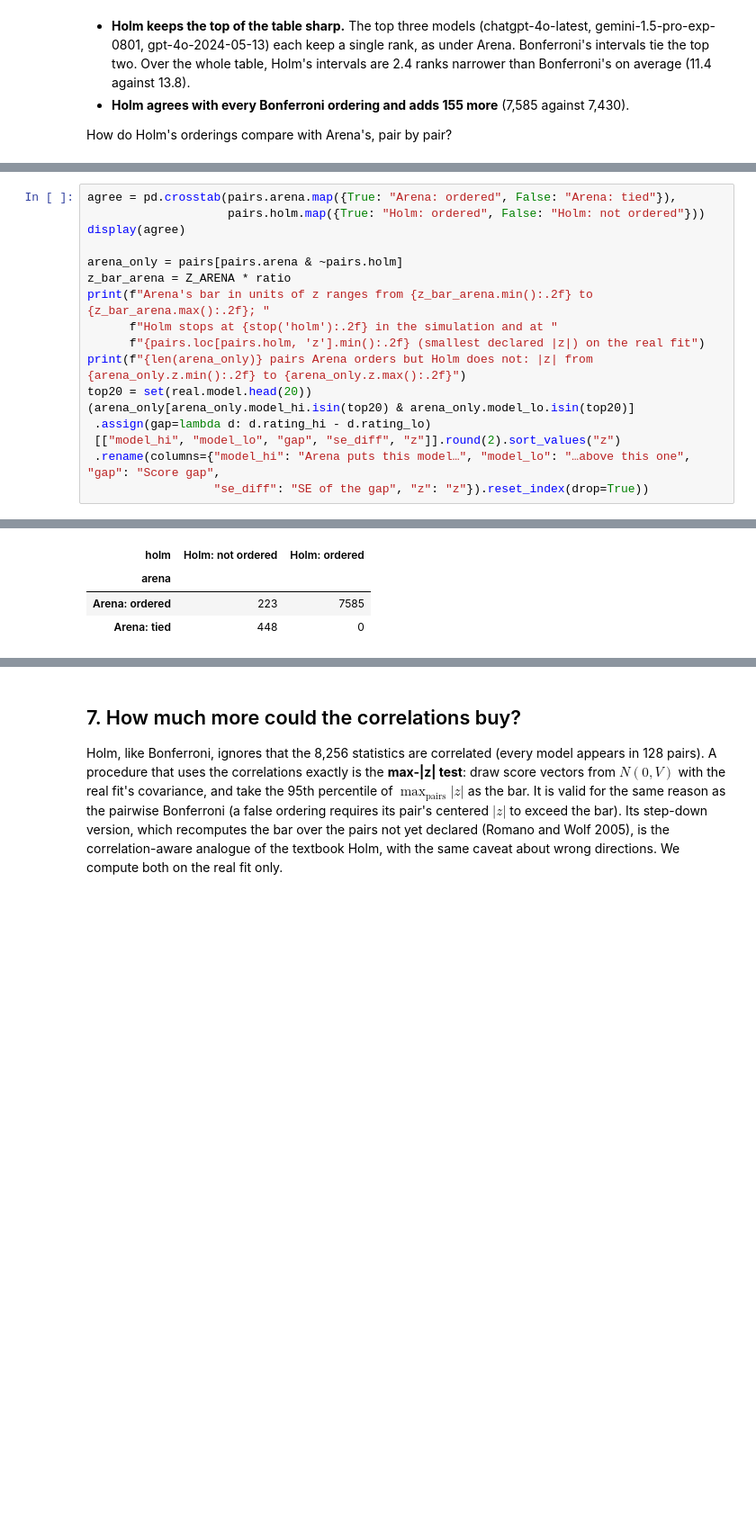
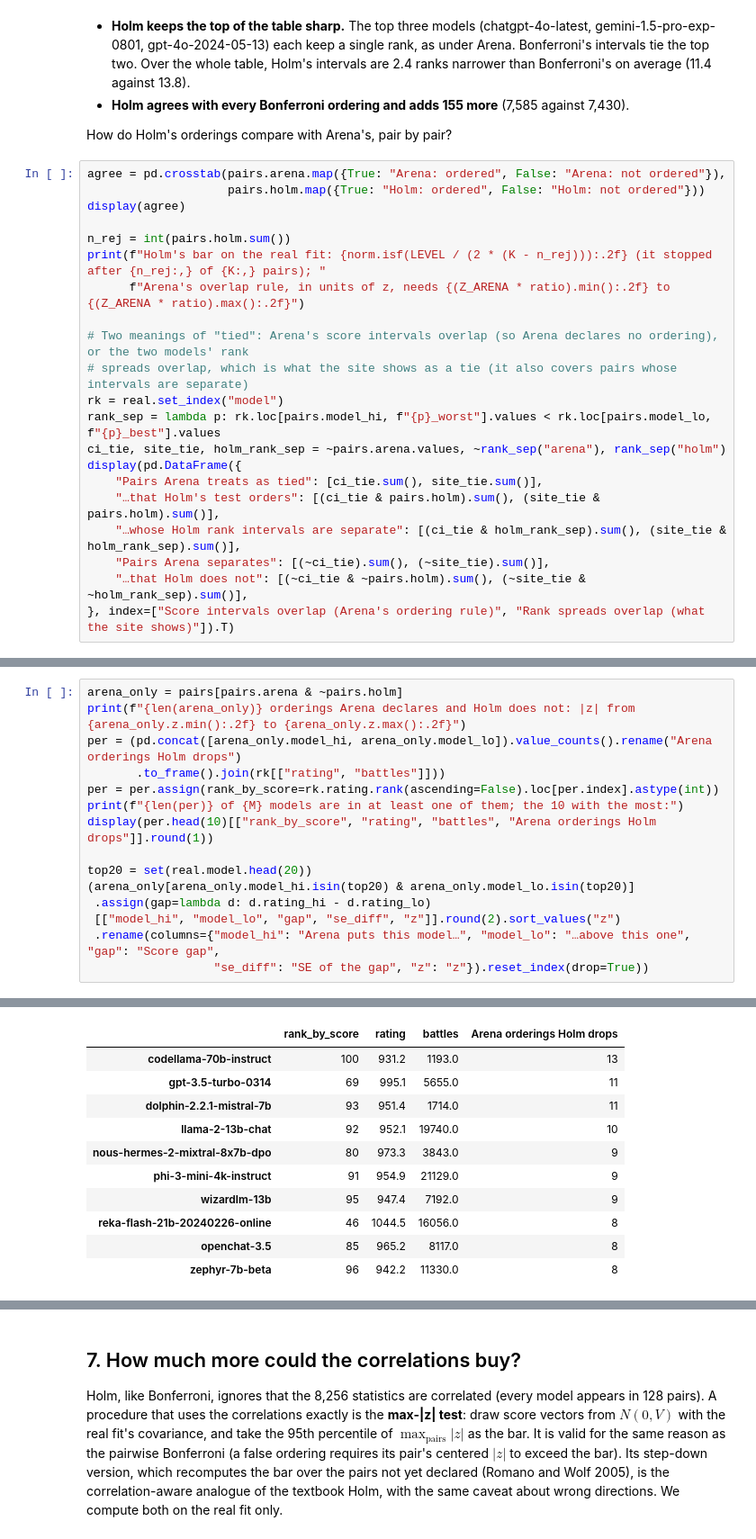
Before and after one commit to chenxige0509/stat236-arena-uncertainty, a Jupyter notebook: notebook/q2_holm.ipynb, the cells around one changed output, grey strips where cells are left out. Shown at 90% size. Saved outputs shown, nothing was run; the diff lists cells and outputs as text; blank space fills up the shorter version.

```diff
--- a/notebook/q2_holm.ipynb
+++ b/notebook/q2_holm.ipynb
@@ -316,3 +326,24 @@ pd.DataFrame({
 - **Holm agrees with every Bonferroni ordering and adds 155 more** (7,585 against 7,430).
 
 How do Holm's orderings compare with Arena's, pair by pair?
+# %%
+agree = pd.crosstab(pairs.arena.map({True: "Arena: ordered", False: "Arena: not ordered"}),
+                    pairs.holm.map({True: "Holm: ordered", False: "Holm: not ordered"}))
+display(agree)
+
+n_rej = int(pairs.holm.sum())
+print(f"Holm's bar on the real fit: {norm.isf(LEVEL / (2 * (K - n_rej))):.2f} (it stopped after {n_rej:,} of {K:,} pairs); "
+      f"Arena's overlap rule, in units of z, needs {(Z_ARENA * ratio).min():.2f} to {(Z_ARENA * ratio).max():.2f}")
+
+# Two meanings of "tied": Arena's score intervals overlap (so Arena declares no ordering), or the two models' rank
+# spreads overlap, which is what the site shows as a tie (it also covers pairs whose intervals are separate)
+rk = real.set_index("model")
+rank_sep = lambda p: rk.loc[pairs.model_hi, f"{p}_worst"].values < rk.loc[pairs.model_lo, f"{p}_best"].values
+ci_tie, site_tie, holm_rank_sep = ~pairs.arena.values, ~rank_sep("arena"), rank_sep("holm")
+display(pd.DataFrame({
+    "Pairs Arena treats as tied": [ci_tie.sum(), site_tie.sum()],
+    "…that Holm's test orders": [(ci_tie & pairs.holm).sum(), (site_tie & pairs.holm).sum()],
+    "…whose Holm rank intervals are separate": [(ci_tie & holm_rank_sep).sum(), (site_tie & holm_rank_sep).sum()],
+    "Pairs Arena separates": [(~ci_tie).sum(), (~site_tie).sum()],
+    "…that Holm does not": [(~ci_tie & ~pairs.holm).sum(), (~site_tie & ~holm_rank_sep).sum()],
+}, index=["Score intervals overlap (Arena's ordering rule)", "Rank spreads overlap (what the site shows)"]).T)
@@ -319,14 +362,12 @@ How do Holm's orderings compare with Arena's, pair by pair?
 # %%
-agree = pd.crosstab(pairs.arena.map({True: "Arena: ordered", False: "Arena: tied"}),
-                    pairs.holm.map({True: "Holm: ordered", False: "Holm: not ordered"}))
-display(agree)
+arena_only = pairs[pairs.arena & ~pairs.holm]
+print(f"{len(arena_only)} orderings Arena declares and Holm does not: |z| from {arena_only.z.min():.2f} to {arena_only.z.max():.2f}")
+per = (pd.concat([arena_only.model_hi, arena_only.model_lo]).value_counts().rename("Arena orderings Holm drops")
+       .to_frame().join(rk[["rating", "battles"]]))
+per = per.assign(rank_by_score=rk.rating.rank(ascending=False).loc[per.index].astype(int))
+print(f"{len(per)} of {M} models are in at least one of them; the 10 with the most:")
+display(per.head(10)[["rank_by_score", "rating", "battles", "Arena orderings Holm drops"]].round(1))
 
-arena_only = pairs[pairs.arena & ~pairs.holm]
-z_bar_arena = Z_ARENA * ratio
-print(f"Arena's bar in units of z ranges from {z_bar_arena.min():.2f} to {z_bar_arena.max():.2f}; "
-      f"Holm stops at {stop('holm'):.2f} in the simulation and at "
-      f"{pairs.loc[pairs.holm, 'z'].min():.2f} (smallest declared |z|) on the real fit")
-print(f"{len(arena_only)} pairs Arena orders but Holm does not: |z| from {arena_only.z.min():.2f} to {arena_only.z.max():.2f}")
 top20 = set(real.model.head(20))
 (arena_only[arena_only.model_hi.isin(top20) & arena_only.model_lo.isin(top20)]
  .assign(gap=lambda d: d.rating_hi - d.rating_lo)
@@ -337,4 +380,11 @@ top20 = set(real.model.head(20))
-| holm | Holm: not ordered | Holm: ordered |
-| arena |  |  |
-| Arena: ordered | 223 | 7585 |
-| Arena: tied | 448 | 0 |
+|  | rank_by_score | rating | battles | Arena orderings Holm drops |
+| codellama-70b-instruct | 100 | 931.2 | 1193.0 | 13 |
+| gpt-3.5-turbo-0314 | 69 | 995.1 | 5655.0 | 11 |
+| dolphin-2.2.1-mistral-7b | 93 | 951.4 | 1714.0 | 11 |
+| llama-2-13b-chat | 92 | 952.1 | 19740.0 | 10 |
+| nous-hermes-2-mixtral-8x7b-dpo | 80 | 973.3 | 3843.0 | 9 |
+| phi-3-mini-4k-instruct | 91 | 954.9 | 21129.0 | 9 |
+| wizardlm-13b | 95 | 947.4 | 7192.0 | 9 |
+| reka-flash-21b-20240226-online | 46 | 1044.5 | 16056.0 | 8 |
+| openchat-3.5 | 85 | 965.2 | 8117.0 | 8 |
+| zephyr-7b-beta | 96 | 942.2 | 11330.0 | 8 |
```
Also changed, not shown: parts of 15 cells of this notebook, 14 other files.
